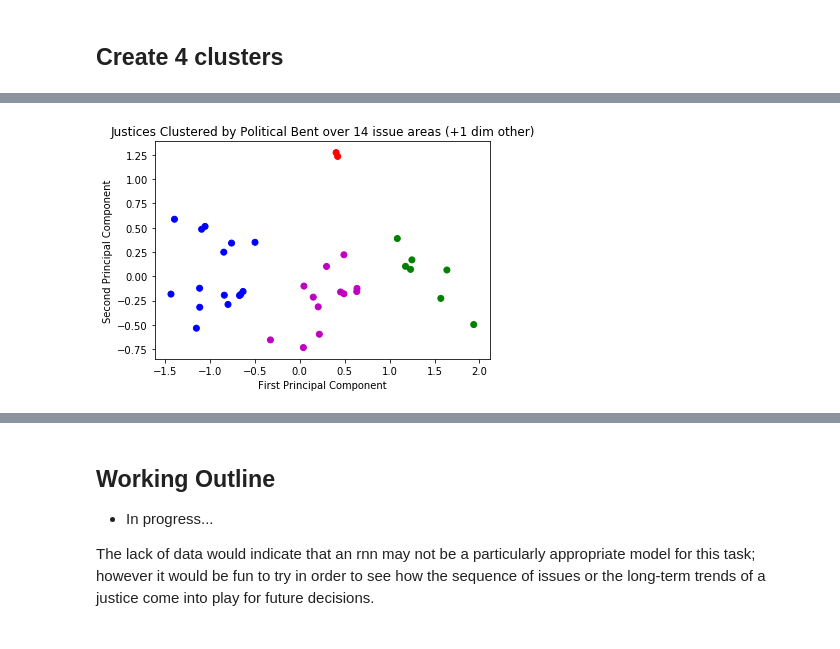
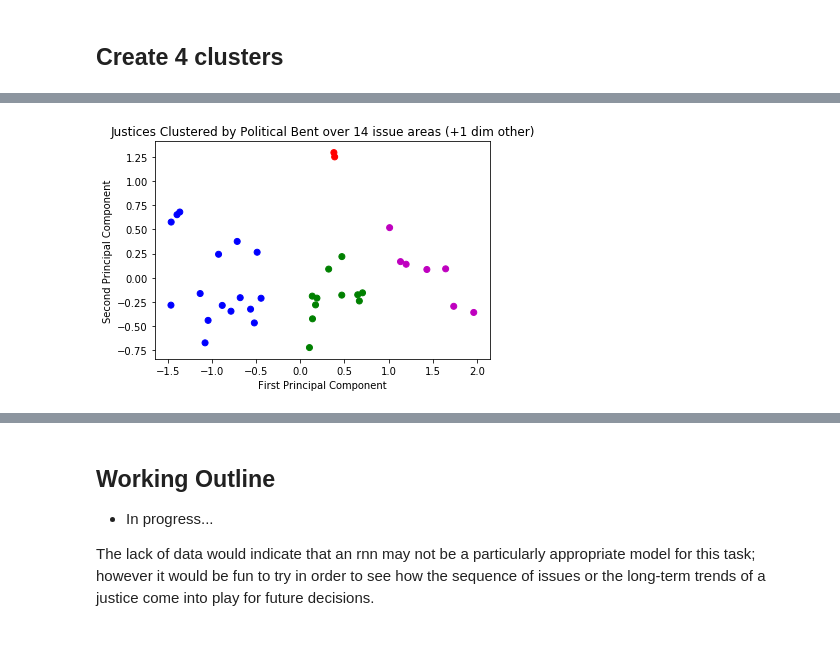
Before and after one commit to aywhen/supreme_predictions, a Jupyter notebook: scripts/rnn_justice_predictions.ipynb, the cells around one changed output, grey strips where cells are left out. Cells and saved outputs as stored; diff of their text form; code cells hidden in the pictures.

Commit message:
Scripts + figures

```diff
--- a/scripts/rnn_justice_predictions.ipynb
+++ b/scripts/rnn_justice_predictions.ipynb
@@ -195,0 +224,5 @@ trainX_Cat = Categorical(df = trainX, outcomes = trainY)
+# %%
+trainX_Cat = Categorical(df = trainX, outcomes = trainY)
+testX_Cat = Categorical(df = testX, outcomes = testY)
+trainX_names = np.unique(trainX['justiceName'])
+testX_names = np.unique(testX['justiceName'])
@@ -300,17 +419,2 @@ j_with_names = {id_to_name[l]: vec for (l, vec) in zip(j_ids, justices)}
 # %% [markdown]
 ## Create 4 clusters
-# %%
-km = KMeans(n_clusters=4, random_state=0).fit(justices)
-# colors = np.where(kmeans.labels_ == 1, 'b', 'g')
-labels = km.labels_
-n = labels.shape
-colors = np.empty(n, dtype=str)
-for i in range(n[0]):
-    if labels[i] == 0:
-        colors[i] = 'g'
-    elif labels[i] == 1:
-        colors[i] = 'b'
-    elif labels[i] == 2:
-        colors[i] = 'r'
-    else:
-        colors[i] = 'm'
@@ -320,32 +479,44 @@ for i in range(n[0]):
 # %%
 from sklearn.decomposition import PCA
+#Toggle Values
+col_title = "bias"
 display = False
-pca = PCA()
-pca.fit(justices)
-justices_pca = pca.transform(justices)
-plt.scatter(justices_pca[:,0], justices_pca[:, 1], c=colors)
-plt.xlabel('First Principal Component')
-plt.ylabel('Second Principal Component')
-plt.title('Justices Clustered by Political Bent over 14 issue areas (+1 dim other)')
-vals = plt.show()
-#Print out labels
-vals = sorted(zip(names, justices_pca, labels), key= lambda x: x[2])
-print "Justices sorted by label type (based on political inclination)"
-#create a label: justice dictionary
-groups = {}
-for name, val, l in vals:
-    if l in groups:
-        groups[l].append(name_to_id[name])
-    else:
-        groups[l] = []
-        groups[l].append(name_to_id[name])
+def idealogy_cluster(df, justices, colors, labels, names, name_to_id, id_to_name, test=True):
+    pca = PCA()
+    print justices.shape
+    pca.fit(justices)
+    justices_pca = pca.transform(justices)
+    plt.scatter(justices_pca[:,0], justices_pca[:, 1], c=colors)
+    plt.xlabel('First Principal Component')
+    plt.ylabel('Second Principal Component')
+    plt.title('Justices Clustered by Political Bent over 14 issue areas (+1 dim other)')
+    plt.show()
+    #Print out labels
+    vals = sorted(zip(names, justices_pca, labels), key= lambda x: x[2])
     if display:
-        print "Justice {0: <12}:\t{1: 0.2f},\t{2:.2f}\tLabel {3}".format(name, val[0], val[1], l)
-
-# Create a justice: label dictionary
-bias = {}
-for key, val in groups.items():
-    for j in val:
-        bias[j] = key
-trainX_Cat.add_feature("bias", bias)
+        print "Justices sorted by label type (based on political inclination)"
+    #create a label: justice dictionary
+    groups = {}
+    for name, val, l in vals:
+        if l in groups:
+            groups[l].append(name_to_id[name])
+        else:
+            groups[l] = []
+            groups[l].append(name_to_id[name])
+        if display:
+            print "Justice {0: <12}:\t{1: 0.2f},\t{2:.2f}\tLabel {3}".format(name, val[0], val[1], l)
+    # Create a justice: label dictionary
+    bias = {}
+    for key, val in groups.items():
+        for j in val:
+            bias[j] = key
+    if col_title not in df.arr.columns and not test:
+        print "Adding {0}".format(col_title)
+        df.add_feature(col_title, bias)
+    return col_title, bias
+col_title, bias = idealogy_cluster(trainX_Cat, justices, colors, labels, trainX_names, name_to_id, id_to_name, test=False)
+idealogy_cluster(testX_Cat, justices_test, colors_test,
+                 labels_test, testX_names, name_to_id_test, id_to_name_test)
+if col_title not in testX_Cat.arr.columns:
+    testX_Cat.add_feature(col_title, bias)
 # %% [output]
@@ -352 +524 @@ trainX_Cat.add_feature("bias", bias)
-[figure, old version]
+[figure, new version]
```
Also changed, not shown: parts of 34 cells of this notebook, 4 other files.
